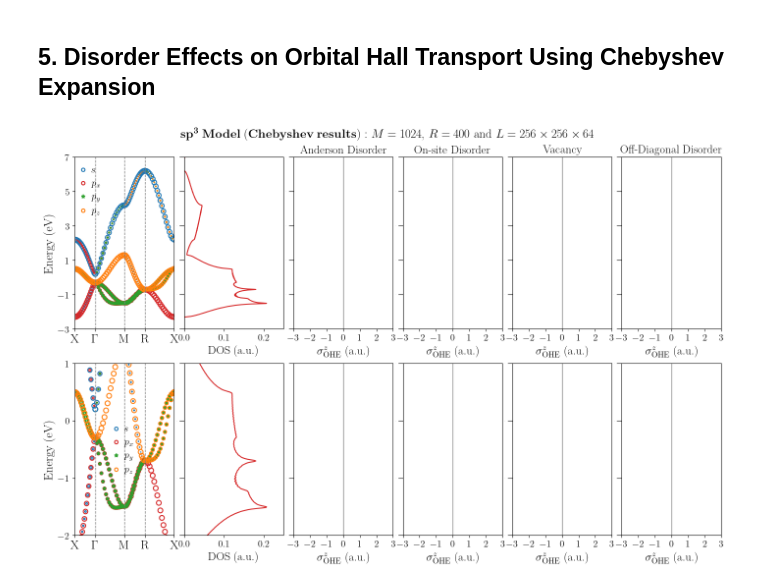
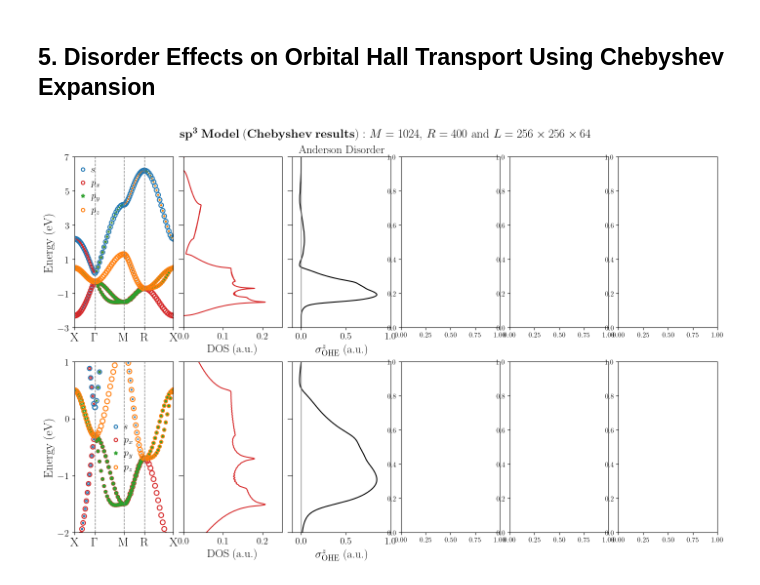
Before and after one commit to KJohnmar/INL-OBELIX-2026, a Jupyter notebook: sp3-model/cubic-lattice/sp3-model-CubicLattice.ipynb, the cells around one changed output. Saved outputs shown, nothing was run; the diff lists cells and outputs as text; code cells hidden in the pictures.

```diff
--- a/sp3-model/cubic-lattice/sp3-model-CubicLattice.ipynb
+++ b/sp3-model/cubic-lattice/sp3-model-CubicLattice.ipynb
@@ -1870,45 +1876,42 @@ def main_BandStructure_1N_analytically():
 
     # URL base para evitar repetição de texto
     base_url_dos = "https://github.com/KJohnmar/INL-OBELIX-2026/tree/main/sp3-model/cubic-lattice/data_DOS/"
-    base_url_ohe = "https://github.com/KJohnmar/INL-OBELIX-2026/tree/main/sp3-model/cubic-lattice/data_DOS/"
+    base_url_ohe = "https://github.com/KJohnmar/INL-OBELIX-2026/tree/main/sp3-model/cubic-lattice/data_OHE/"
 
     k_ax, hs_ax, bands, band_s, band_x, band_y, band_z = calculate_SP3_with_projections(20, name, HS_points, soc=False)
     plot_Projected_bands(ax1, k_ax, hs_ax, bands, band_s, band_x, band_y, band_z, -3, 7, 2)
     plot_DOS_Chebyshev(ax2, base_url_dos, -3, 7, 2)
-    plot_OHE_Chebyshev(ax3, base_url_ohe, -3, 7, 2, "Anderson Disorder")
-    plot_OHE_Chebyshev(ax4, base_url_ohe, -3, 7, 2, "On-site Disorder")
-    plot_OHE_Chebyshev(ax5, base_url_ohe, -3, 7, 2, "Vacancy")
-    plot_OHE_Chebyshev(ax6, base_url_ohe, -3, 7, 2, "Off-Diagonal Disorder")
-
-
-
+    plot_OHE_Chebyshev(ax3, base_url_ohe, -3, 7, 2, "Anderson", True)
+    #plot_OHE_Chebyshev(ax4, base_url_ohe, -3, 7, 2, "On-site", True)
+    #plot_OHE_Chebyshev(ax5, base_url_ohe, -3, 7, 2, "Vacancy", True)
+    #plot_OHE_Chebyshev(ax6, base_url_ohe, -3, 7, 2, "Off-Diagonal", True)
 
     plot_Projected_bands(ax7, k_ax, hs_ax, bands, band_s, band_x, band_y, band_z, -2, 1, 1)
     plot_DOS_Chebyshev(ax8, base_url_dos, -2, 1, 1)
-    plot_OHE_Chebyshev(ax9, base_url_ohe, -2, 1, 1, None)
-    plot_OHE_Chebyshev(ax10, base_url_ohe, -2, 1, 1, None)
-    plot_OHE_Chebyshev(ax11, base_url_ohe, -2, 1, 1, None)
-    plot_OHE_Chebyshev(ax12, base_url_ohe, -2, 1, 1, None)
+    plot_OHE_Chebyshev(ax9, base_url_ohe, -2, 1, 1, "Anderson", False)
+    #plot_OHE_Chebyshev(ax10, base_url_ohe, -2, 1, 1, "On-site", False)
+    #plot_OHE_Chebyshev(ax11, base_url_ohe, -2, 1, 1, "Vacancy", False)
+    #plot_OHE_Chebyshev(ax12, base_url_ohe, -2, 1, 1, "Off-Diagonal", False)
 
 
 
     # O loop que faz todo o trabalho
     #for ax, mat in zip(axes, tmds):
     #    url = f"{base_url}{mat}_dos_w000.dat"
     #    df = pd.read_csv(url, sep='\s+', header=None, names=['Energy', 'DOS'])
     #    plot_DOS_Chebyshev(ax, df)
 
     fig.suptitle(r"$\mathbf{sp^3\ Model\ (Chebyshev\ results)}$ $: M=1024$, $R=400$ and $L=256\times 256\times 64$", fontsize=18, fontweight=900, y=0.94)
 
     # Finalization
     plt.tight_layout()
     #plt.subplots_adjust(left=0.05, right=0.95, bottom=0.05, top=0.95,
     #                      hspace=0.4, wspace=0.4)
 
     plt.show()
     plt.close()
 
 if __name__ == "__main__":
     main_BandStructure_1N_analytically()
 # %% [output]
-[figure, old version]
+[figure, new version]
```
Also changed, not shown: parts of 1 cell of this notebook.
